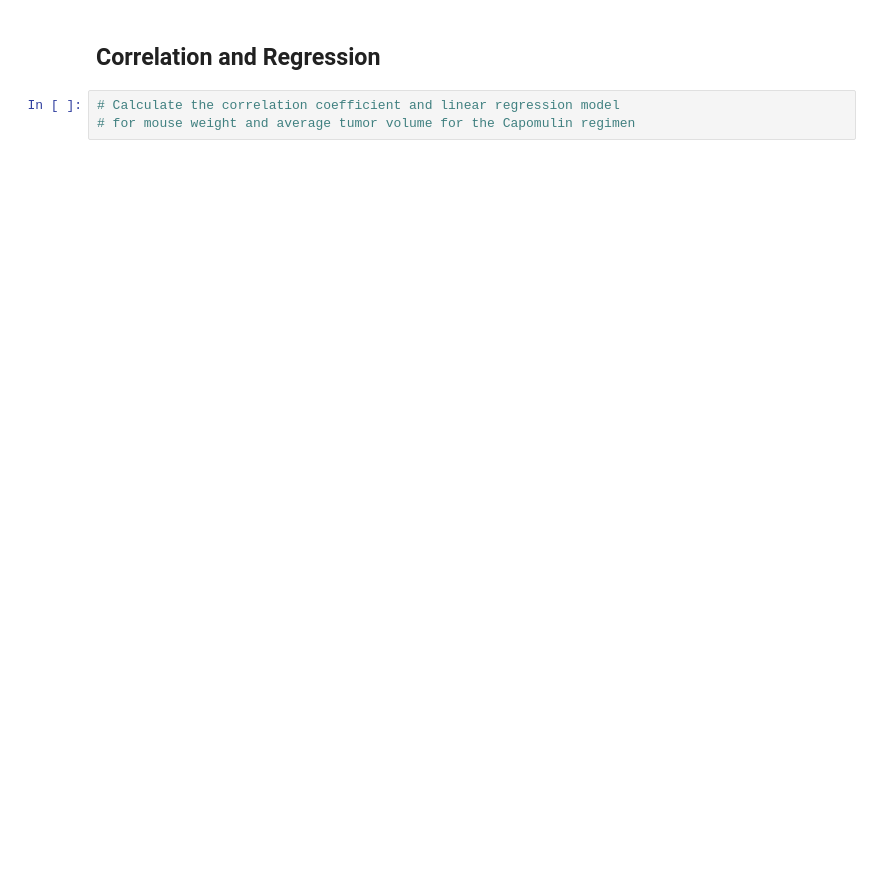
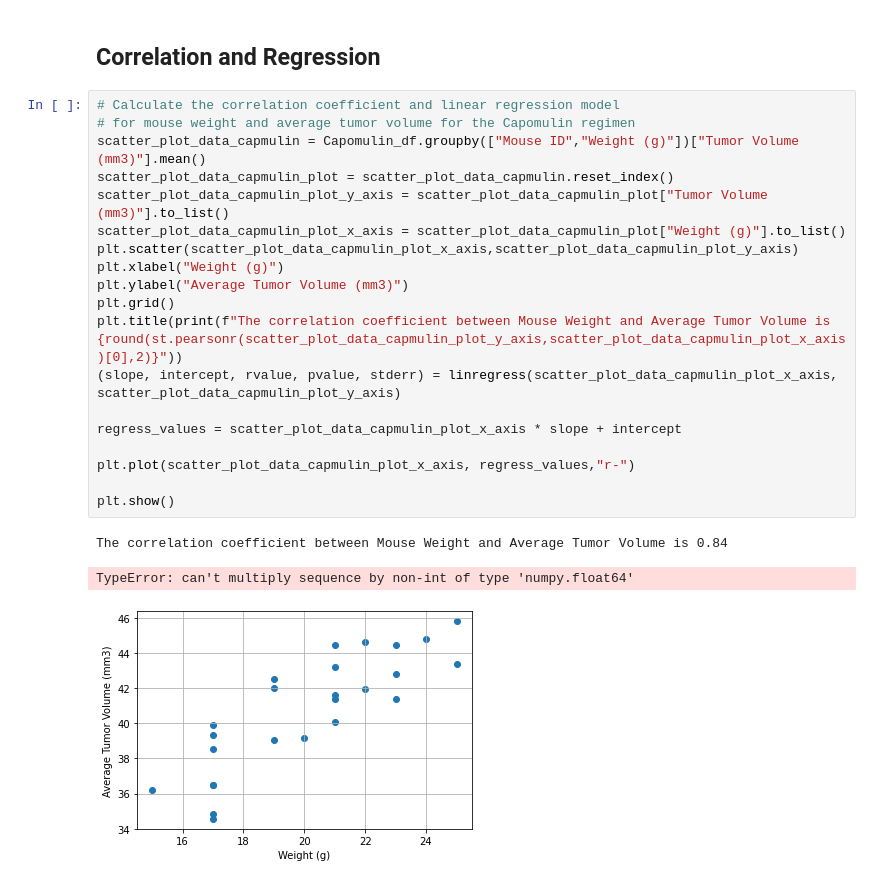
Before and after one commit to lcswsher/Matplotlib_challenge, a Jupyter notebook: pymaceuticals_starter.ipynb, the cells around one changed output. Saved outputs shown, nothing was run; the diff lists cells and outputs as text; blank space fills up the shorter version.

```diff
--- a/pymaceuticals_starter.ipynb
+++ b/pymaceuticals_starter.ipynb
@@ -322,5 +362,25 @@ plt.show
 # %% [markdown]
 ## Correlation and Regression
-# %%
-# Calculate the correlation coefficient and linear regression model
-# for mouse weight and average tumor volume for the Capomulin regimen
+# %%
+# Calculate the correlation coefficient and linear regression model
+# for mouse weight and average tumor volume for the Capomulin regimen
+scatter_plot_data_capmulin = Capomulin_df.groupby(["Mouse ID","Weight (g)"])["Tumor Volume (mm3)"].mean()
+scatter_plot_data_capmulin_plot = scatter_plot_data_capmulin.reset_index()
+scatter_plot_data_capmulin_plot_y_axis = scatter_plot_data_capmulin_plot["Tumor Volume (mm3)"].to_list()
+scatter_plot_data_capmulin_plot_x_axis = scatter_plot_data_capmulin_plot["Weight (g)"].to_list()
+plt.scatter(scatter_plot_data_capmulin_plot_x_axis,scatter_plot_data_capmulin_plot_y_axis)
+plt.xlabel("Weight (g)")
+plt.ylabel("Average Tumor Volume (mm3)")
+plt.grid()
+plt.title(print(f"The correlation coefficient between Mouse Weight and Average Tumor Volume is {round(st.pearsonr(scatter_plot_data_capmulin_plot_y_axis,scatter_plot_data_capmulin_plot_x_axis)[0],2)}"))
+(slope, intercept, rvalue, pvalue, stderr) = linregress(scatter_plot_data_capmulin_plot_x_axis, scatter_plot_data_capmulin_plot_y_axis)
+
+regress_values = scatter_plot_data_capmulin_plot_x_axis * slope + intercept
+
+plt.plot(scatter_plot_data_capmulin_plot_x_axis, regress_values,"r-")
+
+plt.show()
+# %% [output]
+The correlation coefficient between Mouse Weight and Average Tumor Volume is 0.84
+TypeError: can't multiply sequence by non-int of type 'numpy.float64'
+[figure, added]
```
Also changed, not shown: parts of 7 cells of this notebook.
